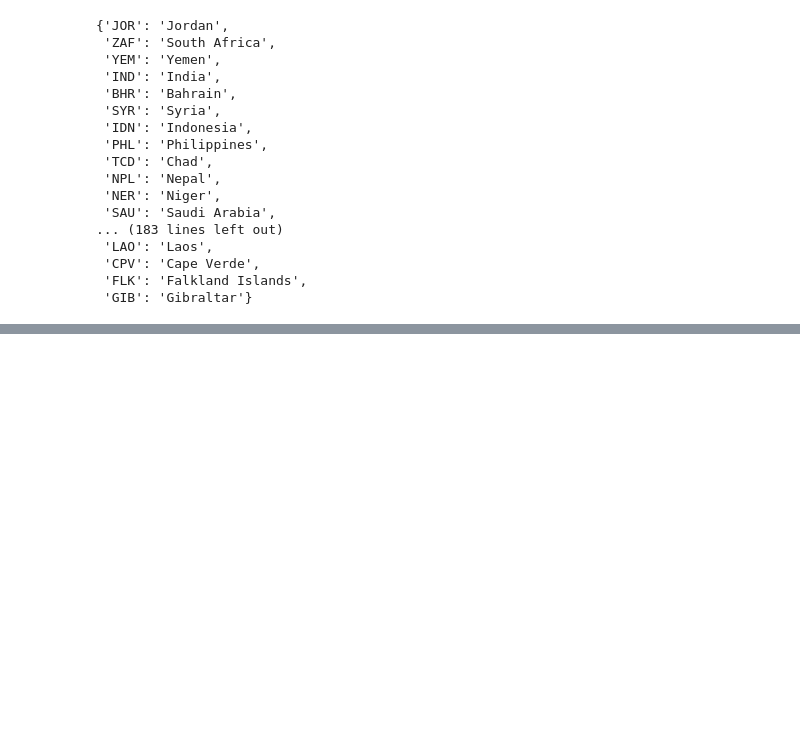
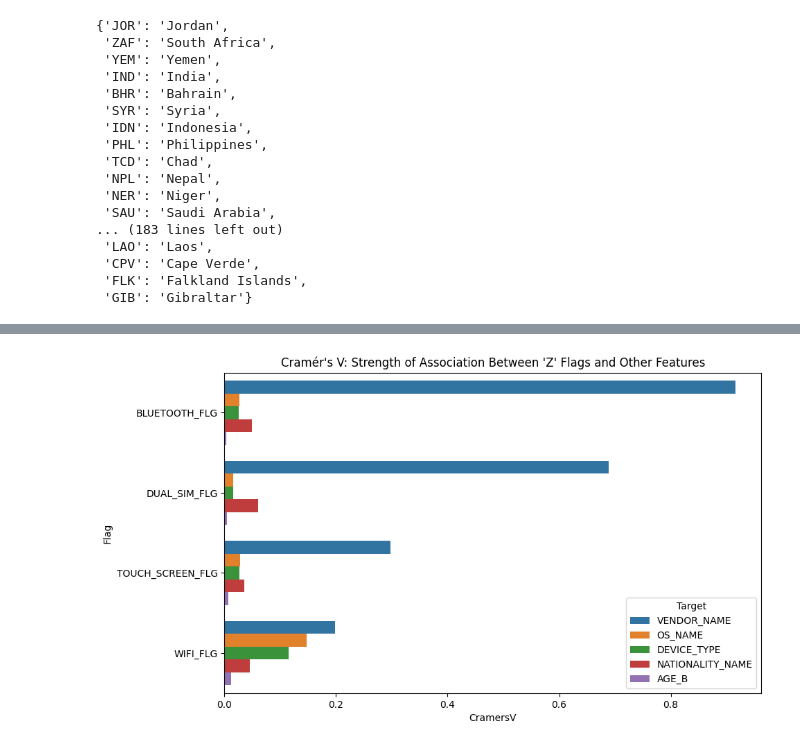
Before and after one commit to mdsri/Wakeb_coop, a Jupyter notebook: Week 4/clean faisal's dataset.ipynb, the cells around one changed output, grey strips where cells are left out. Cells and saved outputs as stored; diff of their text form; code cells hidden in the pictures; blank space fills up the shorter version.

```diff
--- a/Week 4/clean faisal's dataset.ipynb
+++ b/Week 4/clean faisal's dataset.ipynb
@@ -945,0 +862,30 @@ nat_map
+# %%
+flag_cols = ['WIFI_FLG', 'BLUETOOTH_FLG', 'TOUCH_SCREEN_FLG', 'DUAL_SIM_FLG']
+
+df_z_flags = df[flag_cols].apply(lambda col: col == 'Z')
+df_z_flags = df_z_flags.astype(int)  # 1 if 'Z', 0 otherwise
+# %%
+target_cols = ['VENDOR_NAME', 'OS_NAME', 'DEVICE_TYPE', 'NATIONALITY_NAME', 'AGE_B']
+# %%
+import pandas as pd
+import numpy as np
+from scipy.stats import chi2_contingency
+
+def cramers_v(x, y):
+    confusion_matrix = pd.crosstab(x, y)
+    chi2 = chi2_contingency(confusion_matrix, correction=False)[0]
+    n = confusion_matrix.sum().sum()
+    phi2 = chi2 / n
+    r, k = confusion_matrix.shape
+    return np.sqrt(phi2 / min(k-1, r-1))
+# %%
+results = []
+
+for flag in df_z_flags.columns:
+    for target in target_cols:
+        corr = cramers_v(df_z_flags[flag], df[target])
+        results.append((flag, target, corr))
+
+# Sort by strength of association
+results_df = pd.DataFrame(results, columns=['Flag', 'Target', 'CramersV'])
+results_df.sort_values(by='CramersV', ascending=False, inplace=True)
@@ -945,0 +912,10 @@ nat_map
+# %%
+import seaborn as sns
+import matplotlib.pyplot as plt
+
+plt.figure(figsize=(10, 6))
+sns.barplot(data=results_df, x='CramersV', y='Flag', hue='Target')
+plt.title("Cramér's V: Strength of Association Between 'Z' Flags and Other Features")
+plt.show()
+# %% [output]
+[figure, added]
```
Also changed, not shown: parts of 46 cells of this notebook.
